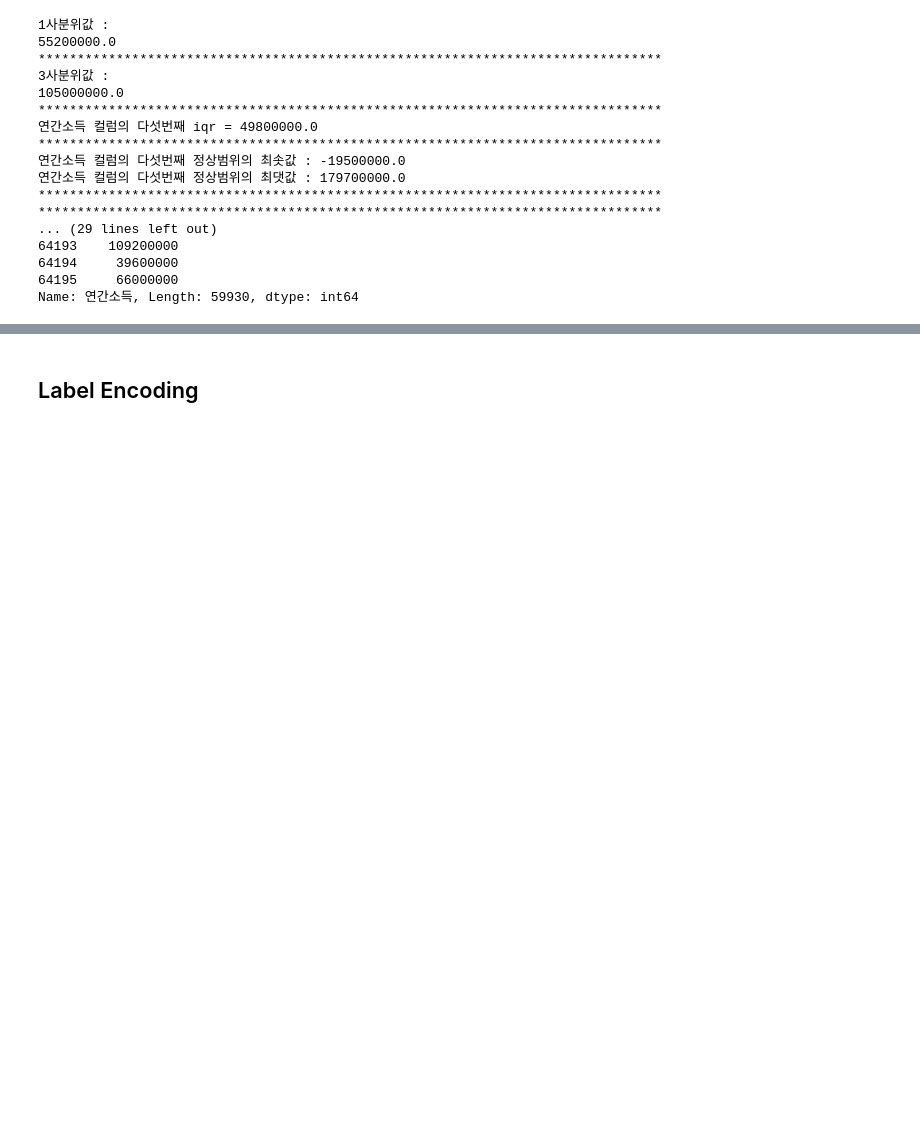
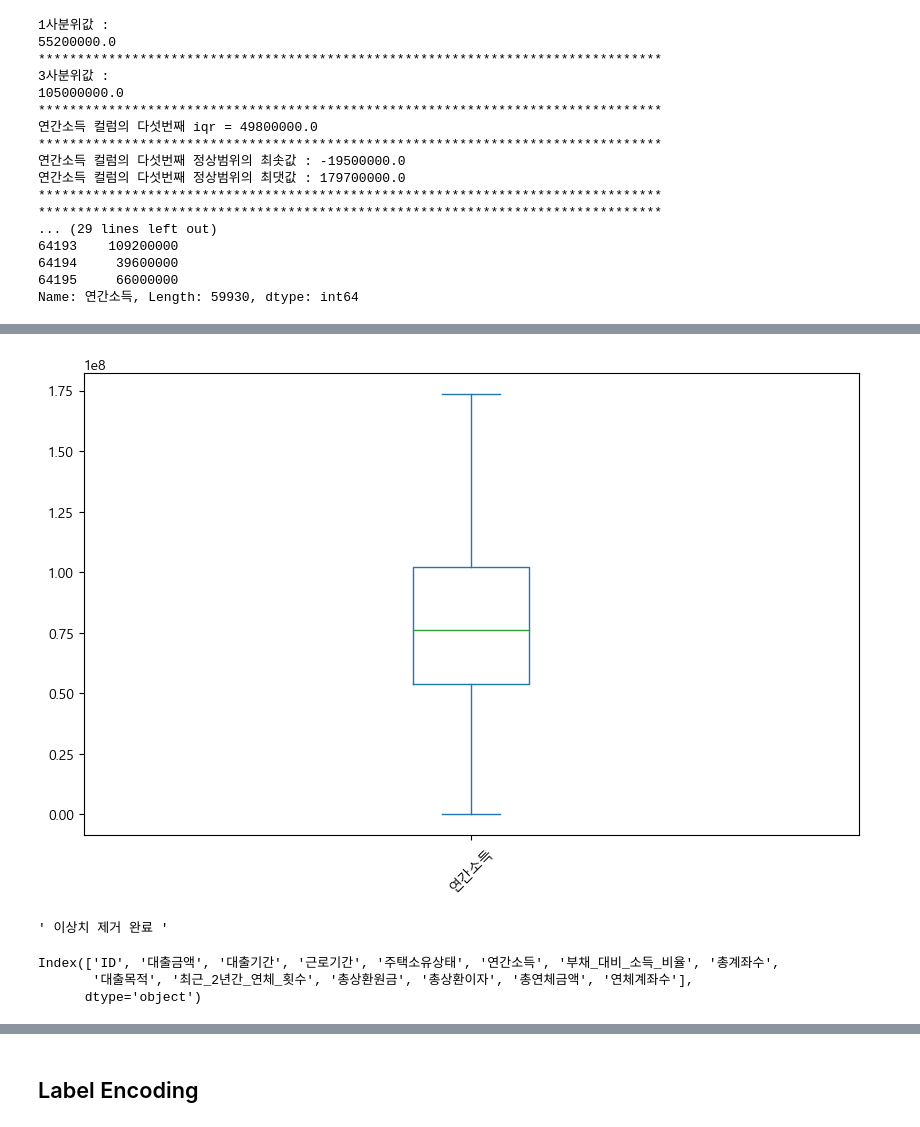
Before and after one commit to Nvuly/Customer_Loan_Rating_Hackathon, a Jupyter notebook: Customer_Loan_Rating_Hackathon.ipynb, the cells around one changed output, grey strips where cells are left out. Cells and saved outputs as stored; diff of their text form; code cells hidden in the pictures; blank space fills up the shorter version.

```diff
--- a/Customer_Loan_Rating_Hackathon.ipynb
+++ b/Customer_Loan_Rating_Hackathon.ipynb
@@ -3890,0 +3864,72 @@ plt.show()
+# %%
+### 연간소득 컬럼의 여덟번째 이상치 판단
+
+'''
+1. IQR = Q3- Q1
+2. 정상 범위의 취소 : Q1 - (IQR*1.5)
+3. 정상 범위의 최대 : Q3 + (IQR*1.5)
+'''
+
+cleaned_year7.plot(kind='box',rot=45)
+plt.show()
+
+''' 이상치 제거 완료 '''
+#
+#
+#q1 =cleaned_year6.quantile(q=0.25)
+#
+#q3 =cleaned_year6.quantile(q=0.75)
+#
+#iqr = q3 - q1
+#
+#print(f'1사분위값 : \n{q1}')
+#
+#print('*'*80)
+#
+#print(f'3사분위값 : \n{q3}')
+#
+#print('*'*80)
+#
+#print(f'연간소득 컬럼의 다섯번째 iqr = {iqr}')
+#
+#print('*'*80)
+#
+## 정상 범위의 최솟값
+#
+#min = q1 - (iqr * 1.5)
+#print(f'연간소득 컬럼의 다섯번째 정상범위의 최솟값 : {min}')
+#
+## 정상 범위의 최댓값
+#
+#max = q3 + (iqr * 1.5)
+#print(f'연간소득 컬럼의 다섯번째 정상범위의 최댓값 : {max}')
+#
+#print('*'*80)
+#
+#condition = (cleaned_year6<min) | (cleaned_year6>max)
+#
+#print('*'*80)
+#
+#outlier = cleaned_year6[condition]
+#print(f'연간소득 컬럼의 다섯번째 이상치 : \n{outlier}')
+#
+#print('*'*80)
+#
+#outlier_index = cleaned_year6[condition].index
+#print(f'연간소득 컬럼의 다섯번째 이상치 데이터의 인덱스 : \n{outlier_index}')
+#
+#print('*'*80)
+#
+## 이후에 drop()으로 이상치 제거.
+## df.col.drop(index=[이상치 행의 인덱스])
+#cleaned_year7 = cleaned_year6.drop(index=outlier_index)
+#print(f'최종 결과 : \n{cleaned_year7}')
+# %% [output]
+[figure, added]
+' 이상치 제거 완료 '
+# %%
+df2.columns
+# %% [output]
+Index(['ID', '대출금액', '대출기간', '근로기간', '주택소유상태', '연간소득', '부채_대비_소득_비율', '총계좌수',
+       '대출목적', '최근_2년간_연체_횟수', '총상환원금', '총상환이자', '총연체금액', '연체계좌수'],
+      dtype='object')
```
Also changed, not shown: parts of 83 cells of this notebook.
